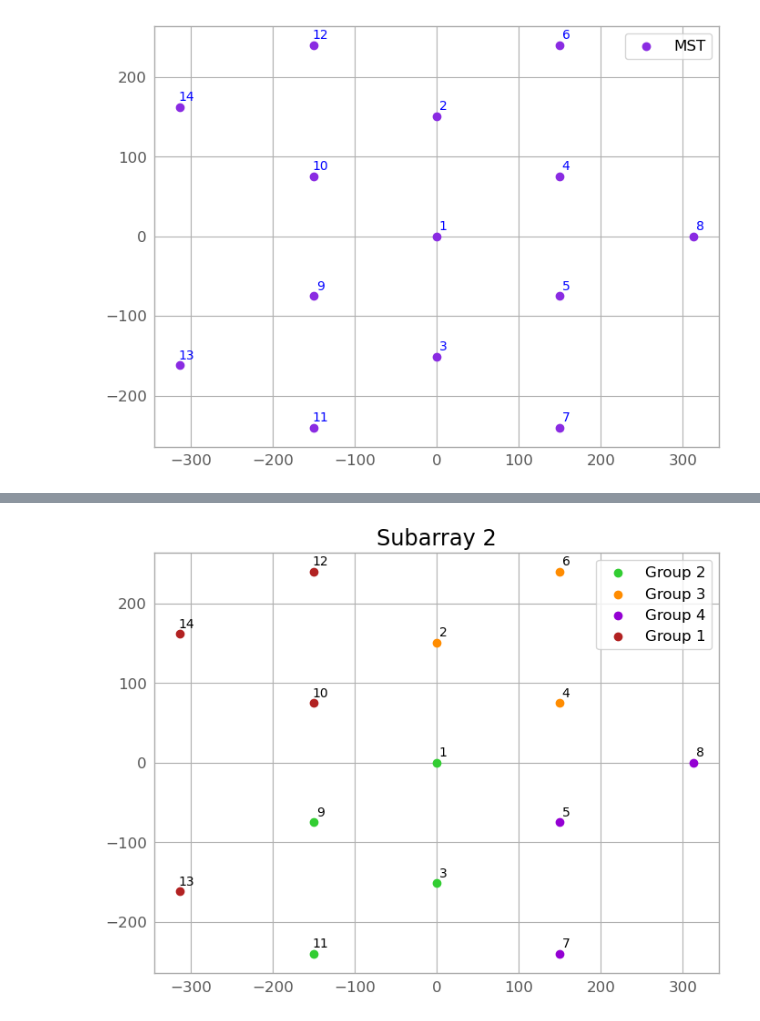
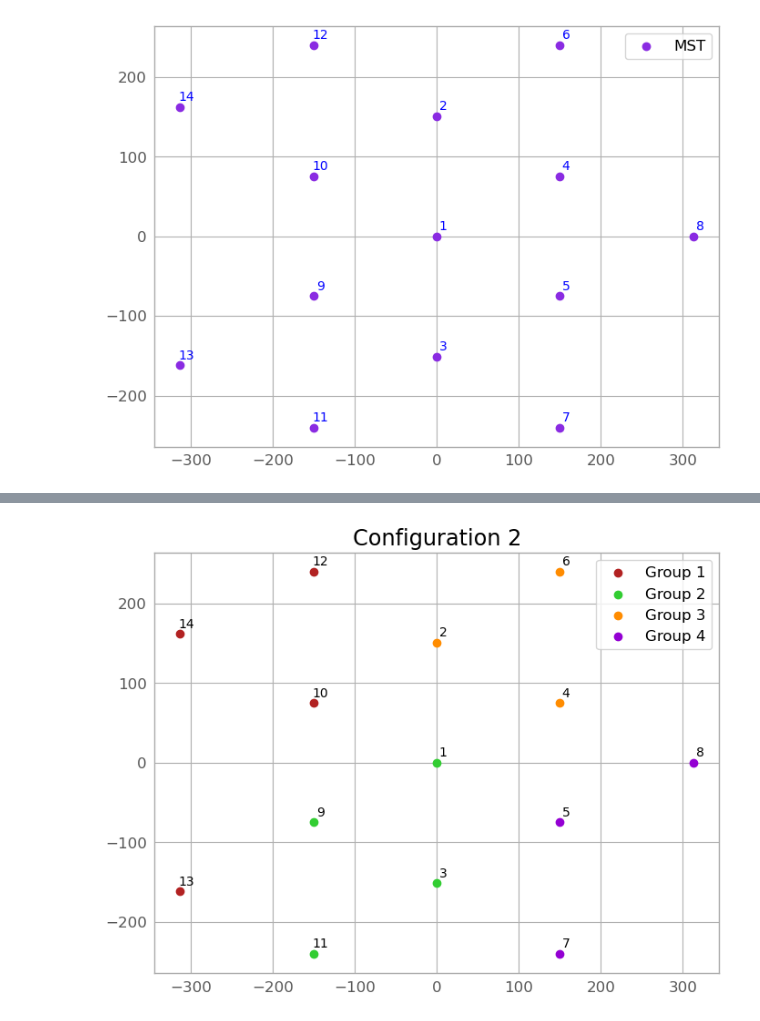
Before and after one commit to SamantaMorales/divtel, a Jupyter notebook: Untitled.ipynb, the cells around one changed output, grey strips where cells are left out. Cells and saved outputs as stored; diff of their text form; code cells hidden in the pictures.

```diff
--- a/Untitled.ipynb
+++ b/Untitled.ipynb
@@ -118,7 +118,7 @@ sub_groups_2 = {'1':[18,17,16,14],
 
 
 second_best={'1':[16,18,13],
-            '2': [14,14,15],
+            '2': [14,17,15],
             '3': [5,6,10,9],
             '4': [7,8,11,12]}
 overposition = {'1':[18,10,12,13],
@@ -170,7 +170,7 @@ sub_group_colors = {
 
 # Create a dictionary mapping telescope IDs to their subgroup
 id_to_subgroup = {}
-for group, ids in sub_groups.items():
+for group, ids in second_best.items():
     for telescope_id in ids:
         id_to_subgroup[telescope_id] = group
 
@@ -200,7 +200,9 @@ for i in range(len(only_MST_array.table)):
 # Add a legend for the subgroups
 handles, labels = plt.gca().get_legend_handles_labels()
 by_label = dict(zip(labels, handles))  # Remove duplicate labels
+by_label=dict(sorted(by_label.items()))
 plt.legend(by_label.values(), by_label.keys())
-plt.title("Subarray 1")
+plt.legend(by_label.values(), by_label.keys())
+plt.title("Configuration Second Best")
 plt.show()
 # %% [output]
@@ -221,36 +223,38 @@ for group, ids in sub_groups_2.items():
         id_to_subgroup[telescope_id] = group
 
 # Assign a color to each telescope based on its subgroup
 colors = [
     sub_group_colors[id_to_subgroup.get(only_MST_array.table["id"][i], '4')]  # Default to subgroup '4' if not found
     for i in range(len(only_MST_array.table))
 ]
 
 # Scatter plot for all points
 for i in range(len(only_MST_array.table)):
     plt.scatter(
         only_MST_array.table['x'][i],
         only_MST_array.table['y'][i],
         c=colors[i],
         label=f"Group {id_to_subgroup[only_MST_array.table['id'][i]]}"
     )
     # Annotate each point with the telescope ID
     plt.annotate(
         str(only_MST_array.table["id"][i]),
         (only_MST_array.table['x'][i], only_MST_array.table['y'][i]),  # Point position
         textcoords="offset points",  # Text position relative to the point
         xytext=(5, 5),  # Offset in pixels (to avoid overlapping the point)
         ha='center', fontsize=10, color='black'
     )
 
 # Add a legend for the subgroups
 handles, labels = plt.gca().get_legend_handles_labels()
-by_label = dict(zip(labels, handles))  # Remove duplicate labels
+by_label = dict(zip(labels, handles))  # Remove duplicate labels, make a dictionary
+dict(sorted(by_label.items())) #Like this to sort 1,2,3,4 how you wrote at the top
+by_label=dict(sorted(by_label.items()))
 plt.legend(by_label.values(), by_label.keys())
-plt.title("Subarray 2")
+plt.title("Configuration 2")
 plt.show()
 # %% [output]
-[figure, old version]
+[figure, new version]
 # %%
 # Define colors for each subgroup
 sub_group_colors = {
```
Also changed, not shown: parts of 6 cells of this notebook, 15 other files.
